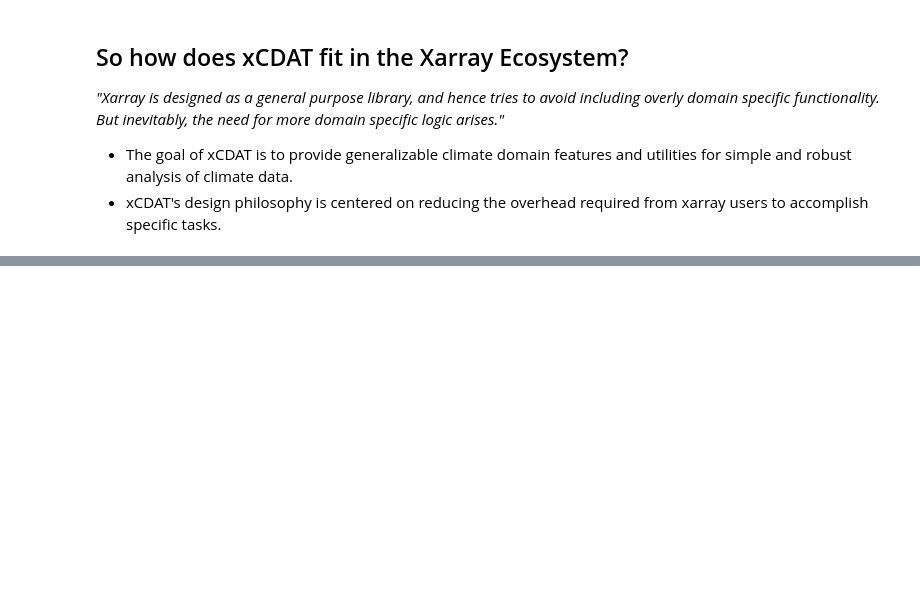
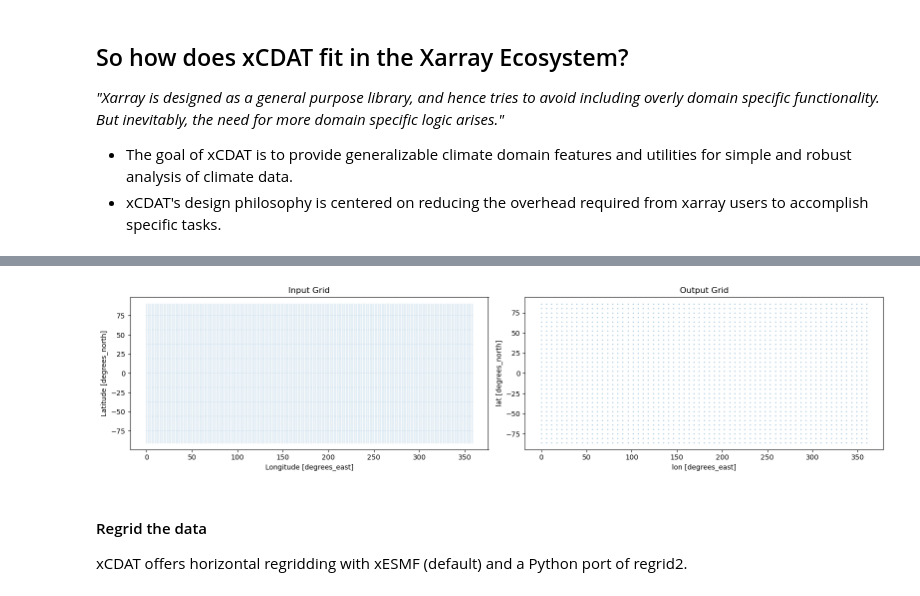
Before and after one commit to xCDAT/xcdat, a Jupyter notebook: docs/examples/introduction-to-xcdat.ipynb, the cells around one changed output, grey strips where cells are left out. Saved outputs shown, nothing was run; the diff lists cells and outputs as text; code cells hidden in the pictures; blank space fills up the shorter version.

```diff
--- a/docs/examples/introduction-to-xcdat.ipynb
+++ b/docs/examples/introduction-to-xcdat.ipynb
@@ -193,0 +331,18 @@ _"Xarray is designed as a general purpose library, and hence tries to avoid incl
+# %%
+output_grid = xcdat.create_gaussian_grid(32)
+# %%
+fig, axes = plt.subplots(ncols=2, figsize=(16, 4))
+
+ds.regridder.grid.plot.scatter('lon', 'lat', s=0.01, ax=axes[0])
+axes[0].set_title('Input Grid')
+
+output_grid.plot.scatter('lon', 'lat', s=0.1, ax=axes[1])
+axes[1].set_title('Output Grid')
+
+plt.tight_layout()
+# %% [output]
+[figure, added]
+# %% [markdown]
+#### Regrid the data
+
+xCDAT offers horizontal regridding with xESMF (default) and a Python port of regrid2.
```
Also changed, not shown: parts of 37 cells of this notebook.
